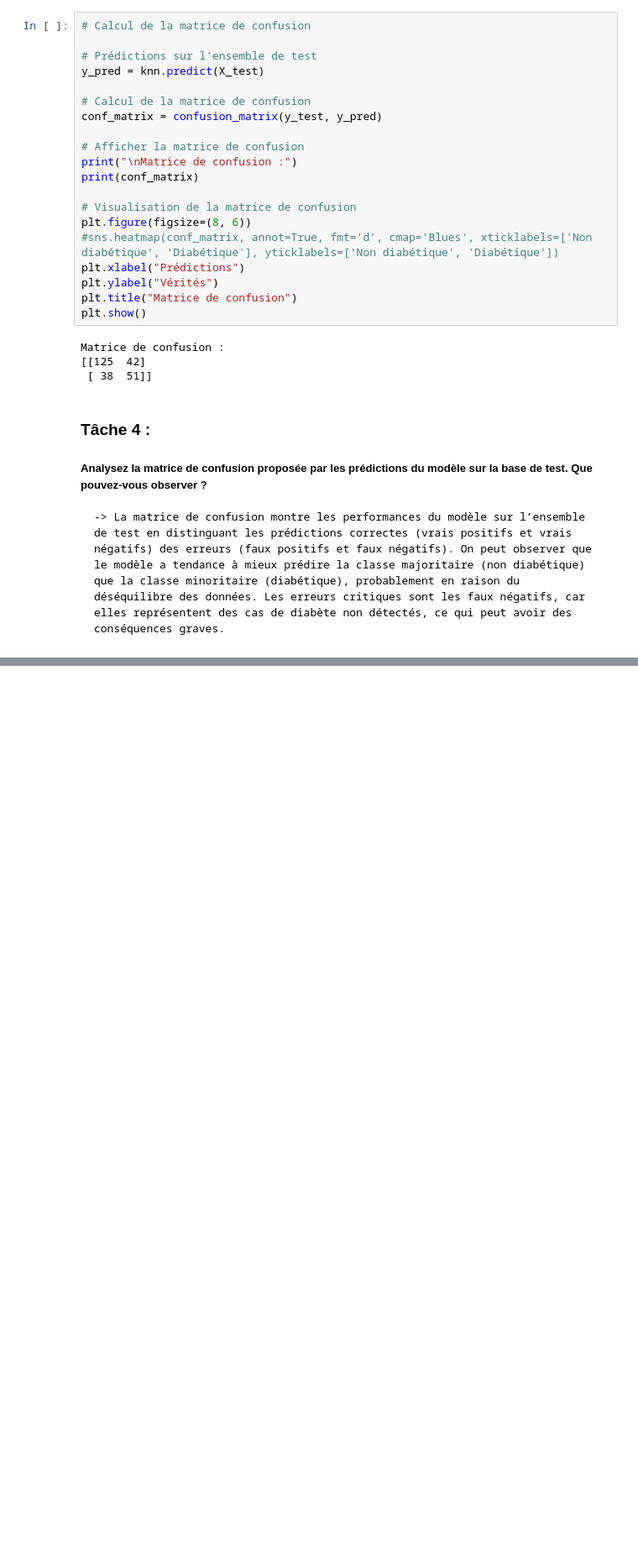
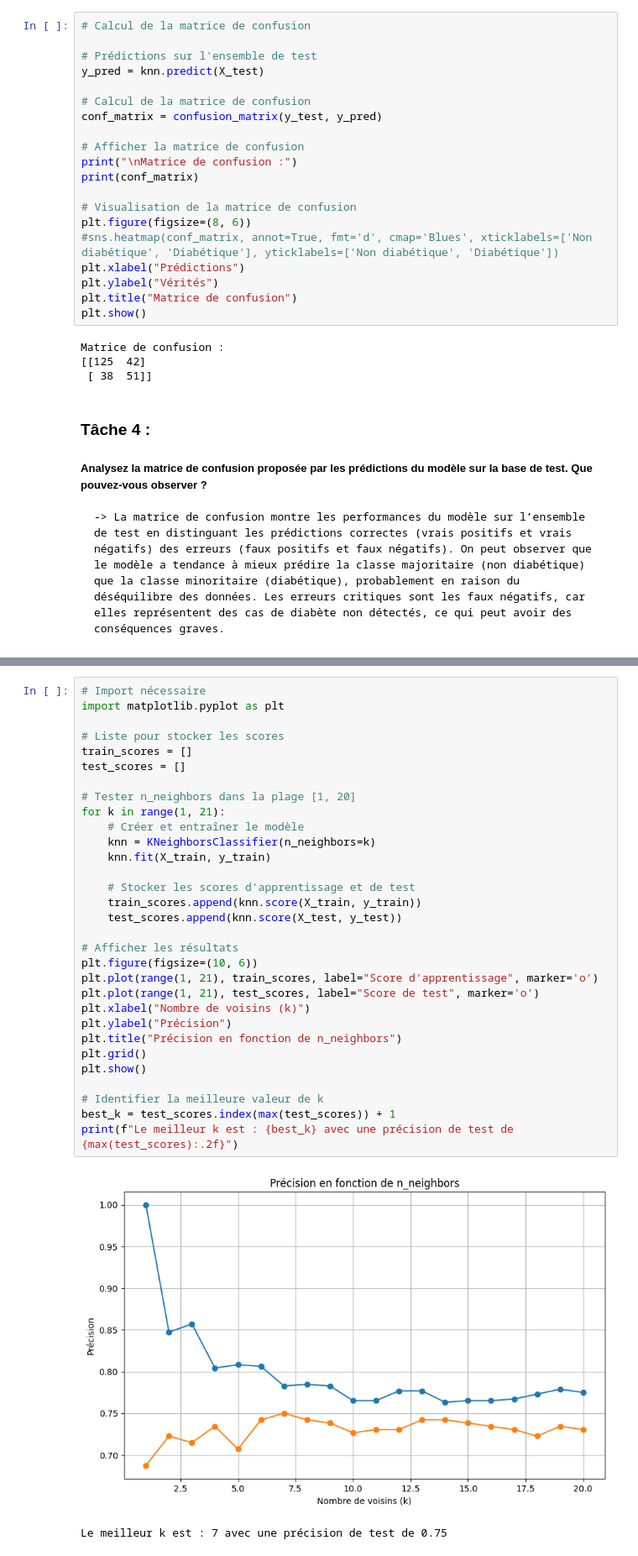
Before and after one commit to Mehdi-Elargoubi/Machine_Learning_K_Nearest_Neighbors_KNN, a Jupyter notebook: Code/TP_KNN.ipynb, the cells around one changed output, grey strips where cells are left out. Shown at 84% size. Cells and saved outputs as stored; diff of their text form; blank space fills up the shorter version.

Commit message:
Tâche 5 - meilleur n_neighbors

```diff
--- a/Code/TP_KNN.ipynb
+++ b/Code/TP_KNN.ipynb
@@ -161,0 +165,34 @@ Matrice de confusion :
+# %%
+# Import nécessaire
+import matplotlib.pyplot as plt
+
+# Liste pour stocker les scores
+train_scores = []
+test_scores = []
+
+# Tester n_neighbors dans la plage [1, 20]
+for k in range(1, 21):
+    # Créer et entraîner le modèle
+    knn = KNeighborsClassifier(n_neighbors=k)
+    knn.fit(X_train, y_train)
+
+    # Stocker les scores d'apprentissage et de test
+    train_scores.append(knn.score(X_train, y_train))
+    test_scores.append(knn.score(X_test, y_test))
+
+# Afficher les résultats
+plt.figure(figsize=(10, 6))
+plt.plot(range(1, 21), train_scores, label="Score d'apprentissage", marker='o')
+plt.plot(range(1, 21), test_scores, label="Score de test", marker='o')
+plt.xlabel("Nombre de voisins (k)")
+plt.ylabel("Précision")
+plt.title("Précision en fonction de n_neighbors")
+plt.grid()
+plt.show()
+
+# Identifier la meilleure valeur de k
+best_k = test_scores.index(max(test_scores)) + 1
+print(f"Le meilleur k est : {best_k} avec une précision de test de {max(test_scores):.2f}")
+# %% [output]
+[figure, added]
+Le meilleur k est : 7 avec une précision de test de 0.75
```
Also changed, not shown: parts of 3 cells of this notebook.
